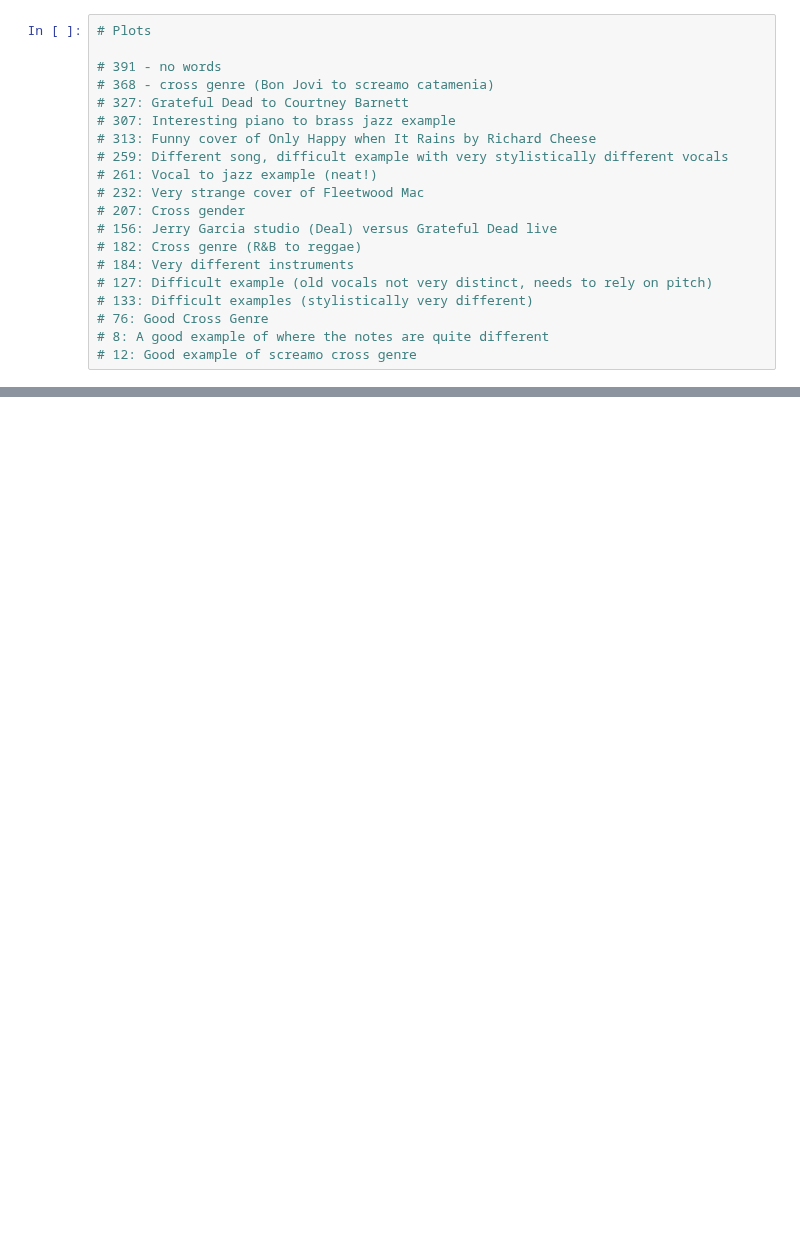
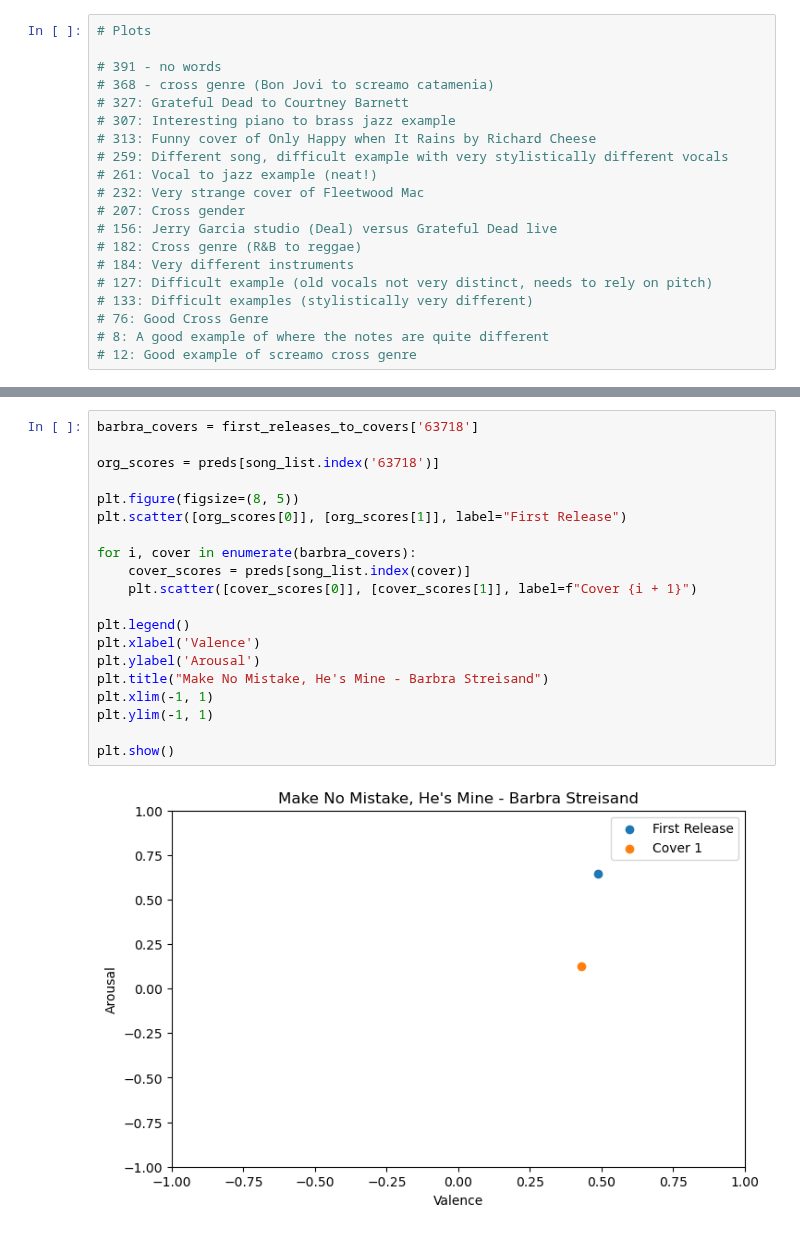
Before and after one commit to sarah-baskin/cover-song-analysis, a Jupyter notebook: covers1000_analysis.ipynb, the cells around one changed output, grey strips where cells are left out. Drawn from its saved outputs; the diff is of its cells as text; blank space fills up the shorter version.

```diff
--- a/covers1000_analysis.ipynb
+++ b/covers1000_analysis.ipynb
@@ -493,0 +522,22 @@ plt.show()
+# %%
+barbra_covers = first_releases_to_covers['63718']
+
+org_scores = preds[song_list.index('63718')]
+
+plt.figure(figsize=(8, 5))
+plt.scatter([org_scores[0]], [org_scores[1]], label="First Release")
+
+for i, cover in enumerate(barbra_covers):
+    cover_scores = preds[song_list.index(cover)]
+    plt.scatter([cover_scores[0]], [cover_scores[1]], label=f"Cover {i + 1}")
+
+plt.legend()
+plt.xlabel('Valence')
+plt.ylabel('Arousal')
+plt.title("Make No Mistake, He's Mine - Barbra Streisand")
+plt.xlim(-1, 1)
+plt.ylim(-1, 1)
+
+plt.show()
+# %% [output]
+[figure, added]
```
Also changed, not shown: parts of 14 cells of this notebook, 2 other files.
